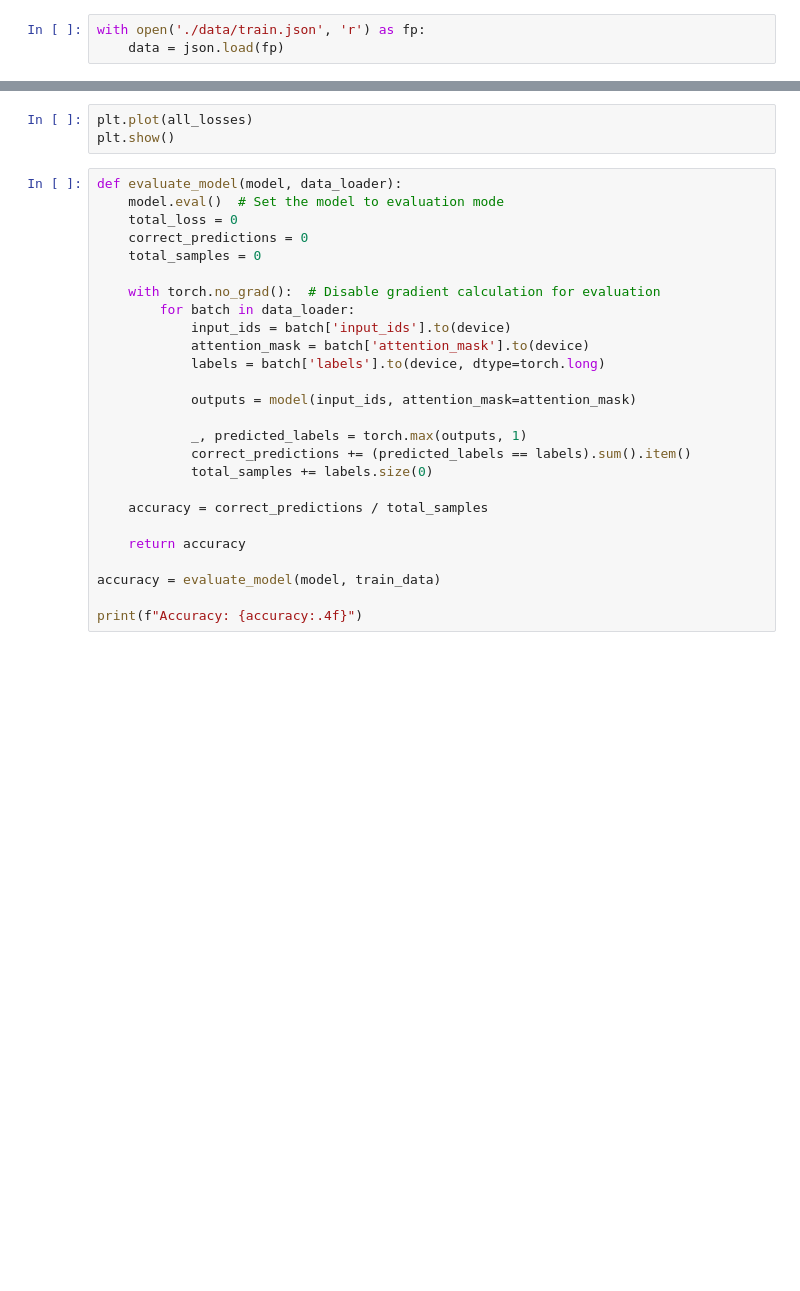
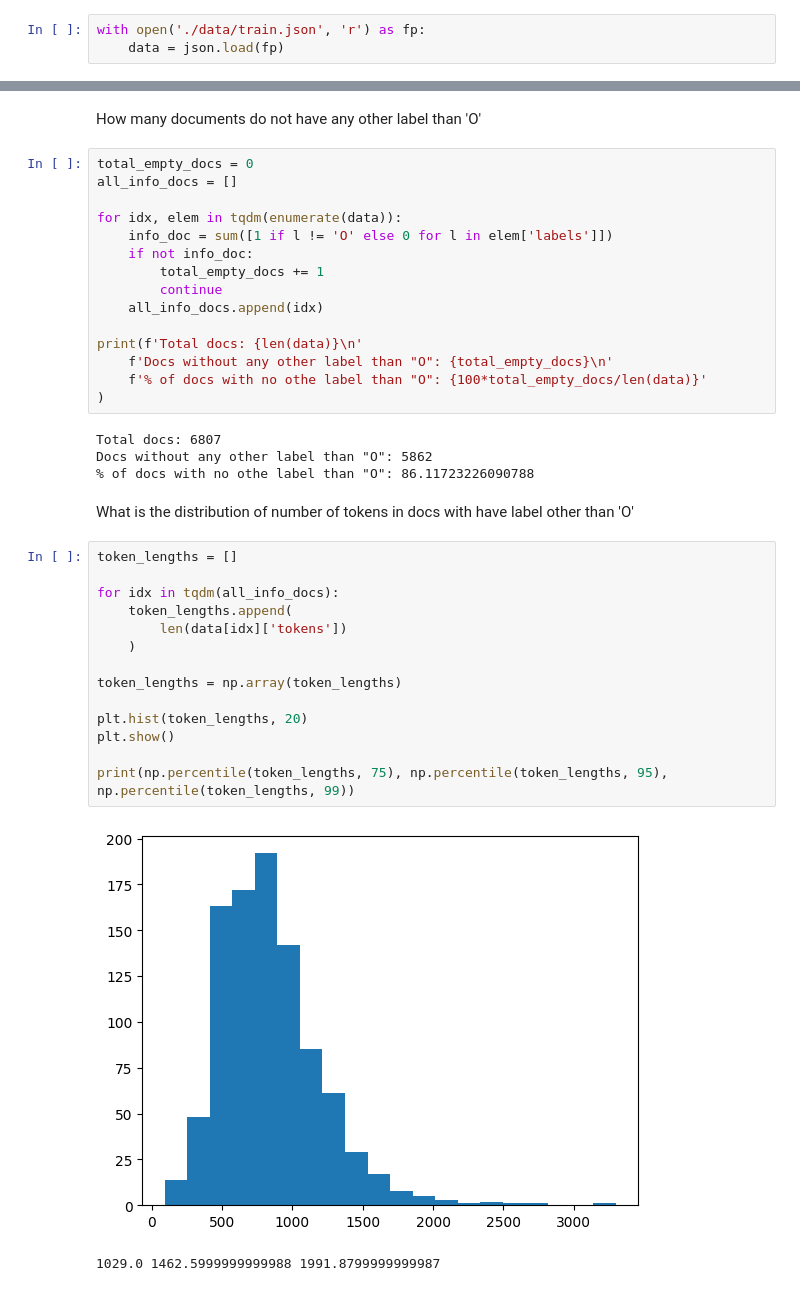
Before and after one commit to romitjain/pii-data-detection, a Jupyter notebook: 01-eda.ipynb, the cells around one changed output, grey strips where cells are left out. Cells and saved outputs as stored; diff of their text form; blank space fills up the shorter version.

Commit message:
Better data eda, augmentation and modeling

```diff
--- a/01-eda.ipynb
+++ b/01-eda.ipynb
@@ -119,29 +10,40 @@ all_losses = [a.detach().to('cpu', torch.float16).numpy() for a in all_losses]
-# %%
-plt.plot(all_losses)
-plt.show()
-# %%
-def evaluate_model(model, data_loader):
-    model.eval()  # Set the model to evaluation mode
-    total_loss = 0
-    correct_predictions = 0
-    total_samples = 0
-
-    with torch.no_grad():  # Disable gradient calculation for evaluation
-        for batch in data_loader:
-            input_ids = batch['input_ids'].to(device)
-            attention_mask = batch['attention_mask'].to(device)
-            labels = batch['labels'].to(device, dtype=torch.long)
-
-            outputs = model(input_ids, attention_mask=attention_mask)
-
-            _, predicted_labels = torch.max(outputs, 1)
-            correct_predictions += (predicted_labels == labels).sum().item()
-            total_samples += labels.size(0)
-
-    accuracy = correct_predictions / total_samples
-
-    return accuracy
-
-accuracy = evaluate_model(model, train_data)
-
-print(f"Accuracy: {accuracy:.4f}")
+# %% [markdown]
+How many documents do not have any other label than 'O'
+# %%
+total_empty_docs = 0
+all_info_docs = []
+
+for idx, elem in tqdm(enumerate(data)):
+    info_doc = sum([1 if l != 'O' else 0 for l in elem['labels']])
+    if not info_doc:
+        total_empty_docs += 1
+        continue
+    all_info_docs.append(idx)
+
+print(f'Total docs: {len(data)}\n'
+    f'Docs without any other label than "O": {total_empty_docs}\n'
+    f'% of docs with no othe label than "O": {100*total_empty_docs/len(data)}'
+)
+# %% [output]
+Total docs: 6807
+Docs without any other label than "O": 5862
+% of docs with no othe label than "O": 86.11723226090788
+# %% [markdown]
+What is the distribution of number of tokens in docs with have label other than 'O'
+# %%
+token_lengths = []
+
+for idx in tqdm(all_info_docs):
+    token_lengths.append(
+        len(data[idx]['tokens'])
+    )
+
+token_lengths = np.array(token_lengths)
+
+plt.hist(token_lengths, 20)
+plt.show()
+
+print(np.percentile(token_lengths, 75), np.percentile(token_lengths, 95), np.percentile(token_lengths, 99))
+# %% [output]
+[figure, added]
+1029.0 1462.5999999999988 1991.8799999999987
```
Also changed, not shown: parts of 21 cells of this notebook, 6 other files.
